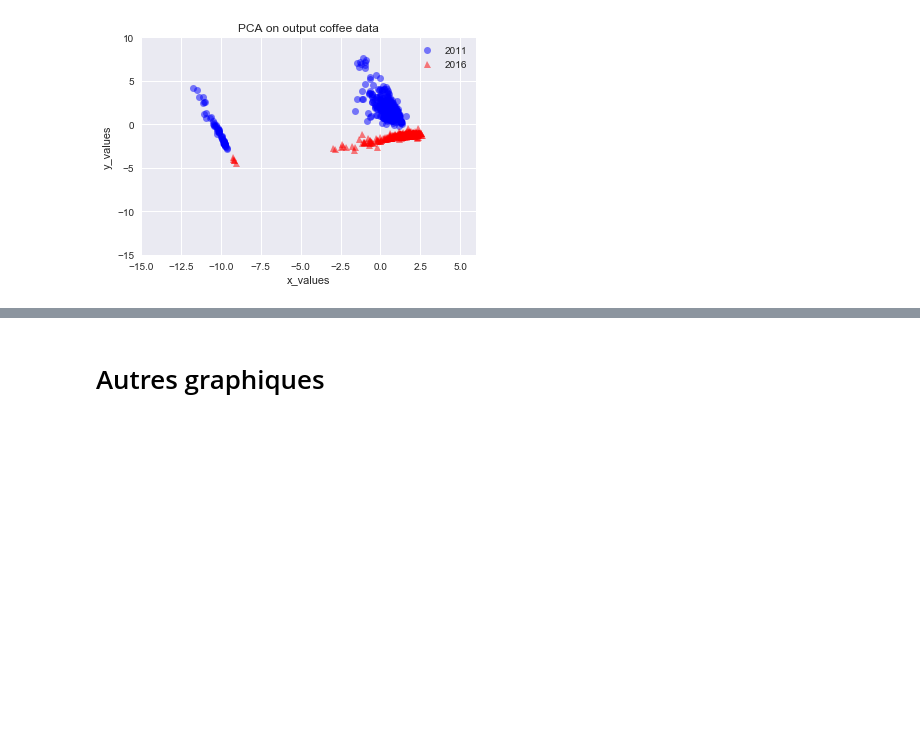
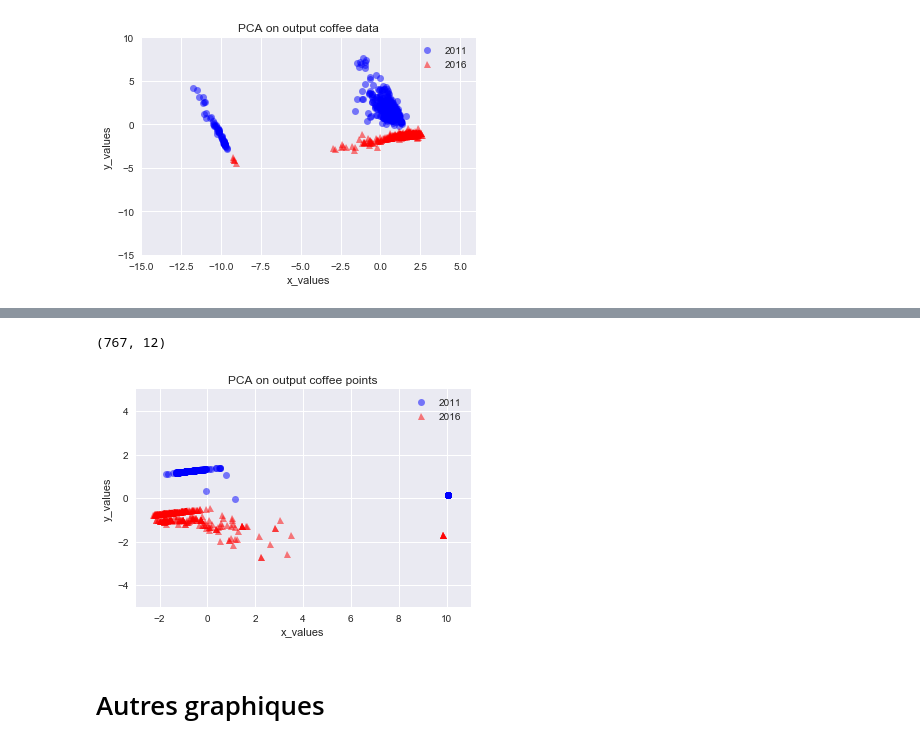
Before and after one commit to ThibaultSchowing/Bachelor_Thesis_2017_Sources, a Jupyter notebook: Notebook/DataAnalysis/2_CoffeeDataExploration.ipynb, the cells around one changed output, grey strips where cells are left out. Cells and saved outputs as stored; diff of their text form; code cells hidden in the pictures; blank space fills up the shorter version.

```diff
--- a/Notebook/DataAnalysis/2_CoffeeDataExploration.ipynb
+++ b/Notebook/DataAnalysis/2_CoffeeDataExploration.ipynb
@@ -147,6 +127,9 @@ coffee1 = ['Negros y vinagres','Broca','Broca de punto','Veteado',
          'Partido','Defectos totales','Humedad (%)','Merma (%)','Aroma-Fragancia',
          'Acidez','Cuerpo','Sabor',
          'Sabor residual','Dulzor','Uniformidad','Balance','Taza limpia','Puntaje catador','Puntaje Total']
+
+coffeepoints = ['Aroma-Fragancia', 'Acidez','Cuerpo','Sabor','Sabor residual','Dulzor','Uniformidad','Balance',
+                'Taza limpia','Puntaje catador','Puntaje Total','year']
 # %%
 print df.shape
 # %% [output]
@@ -247,3 +228,46 @@ plt.show()
+# %%
+# Some coffee have missing datas in the notation (points) (they are bad)
+dftmp = df[coffeepoints].dropna(axis=1, how='any')
+print dftmp.shape
+
+mat = np.array(dftmp[coffeepoints])
+
+#print numpy.isnan(mat).any()
+
+
+#print np.argwhere(np.isnan(mat))
+
+#print mat
+
+mlab_pca = mlabPCA(mat)
+last_index = mlab_pca.Y.shape[0]
+
+start_newyear = 0
+for index,row in dftmp.iterrows():
+    if row['year'] == 2011:
+        continue
+    else:
+        start_newyear = index
+        break
+
+
+
+#print('PC axes in terms of the measurement axes scaled by the standard deviations:\n', mlab_pca.Wt)
+
+plt.plot(mlab_pca.Y[0:start_newyear,0],mlab_pca.Y[0:start_newyear,1], 'o', markersize=7, color='blue', alpha=0.5, label=df['year'][2])
+plt.plot(mlab_pca.Y[start_newyear:last_index,0], mlab_pca.Y[start_newyear:last_index,1], '^', markersize=7, color='red', alpha=0.5, label=df['year'][490])
+
+plt.xlabel('x_values')
+plt.ylabel('y_values')
+plt.xlim([-3,11])
+plt.ylim([-5,5])
+plt.legend()
+plt.title('PCA on output coffee points')
+
+plt.show()
+# %% [output]
+(767, 12)
+[figure, added]
 # %% [markdown]
 # Autres graphiques
 # %%
```
Also changed, not shown: parts of 14 cells of this notebook, 45 other files.
